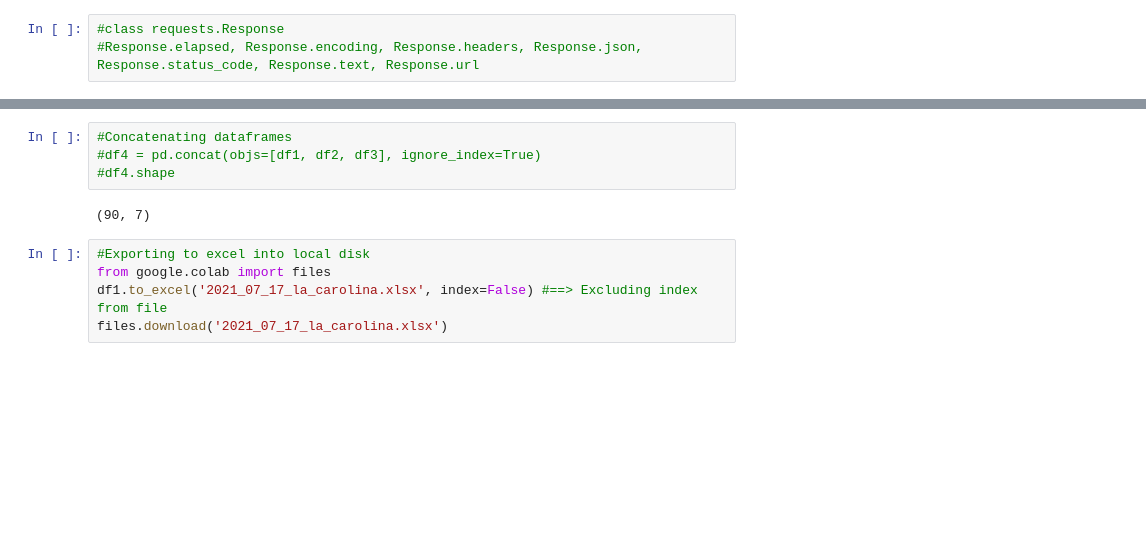
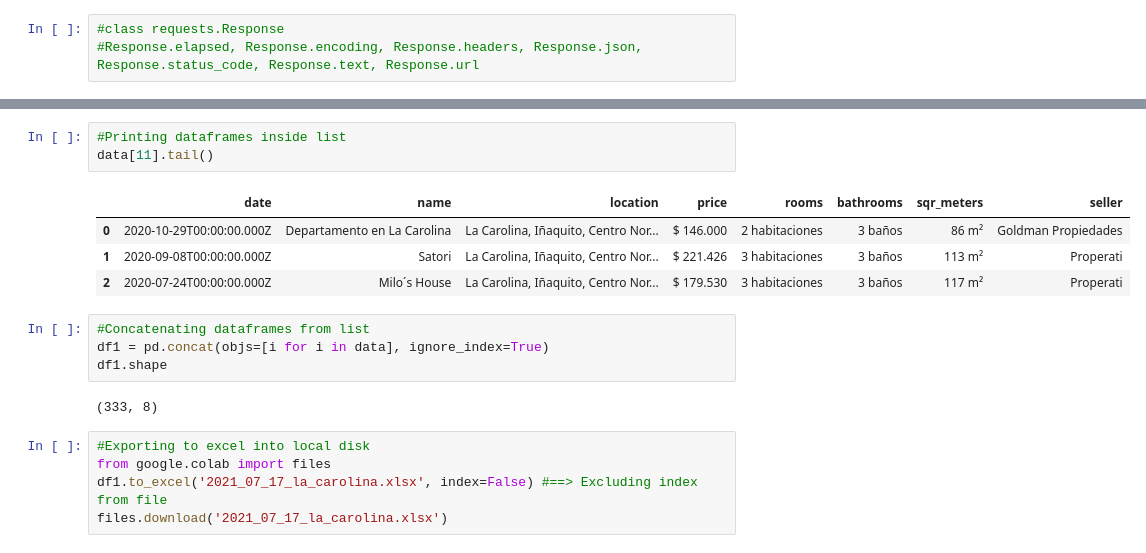
Before and after one commit to gabrielborja/python_data_analysis, a Jupyter notebook: real_state_analytics.ipynb, the cells around one changed output, grey strips where cells are left out. Cells and saved outputs as stored; diff of their text form; blank space fills up the shorter version.

```diff
--- a/real_state_analytics.ipynb
+++ b/real_state_analytics.ipynb
@@ -85,9 +85,17 @@ df1.tail()
+# %%
+#Printing dataframes inside list
+data[11].tail()
+# %% [output]
+|  | date | name | location | price | rooms | bathrooms | sqr_meters | seller |
+| 0 | 2020-10-29T00:00:00.000Z | Departamento en La Carolina | La Carolina, Iñaquito, Centro Nor... | $ 146.000 | 2 habitaciones | 3 baños | 86 m² | Goldman Propiedades |
+| 1 | 2020-09-08T00:00:00.000Z | Satori | La Carolina, Iñaquito, Centro Nor... | $ 221.426 | 3 habitaciones | 3 baños | 113 m² | Properati |
+| 2 | 2020-07-24T00:00:00.000Z | Milo´s House | La Carolina, Iñaquito, Centro Nor... | $ 179.530 | 3 habitaciones | 3 baños | 117 m² | Properati |
 # %%
-#Concatenating dataframes
-#df4 = pd.concat(objs=[df1, df2, df3], ignore_index=True)
-#df4.shape
+#Concatenating dataframes from list
+df1 = pd.concat(objs=[i for i in data], ignore_index=True)
+df1.shape
 # %% [output]
-(90, 7)
+(333, 8)
 # %%
 #Exporting to excel into local disk
 from google.colab import files
```
Also changed, not shown: parts of 23 cells of this notebook.
